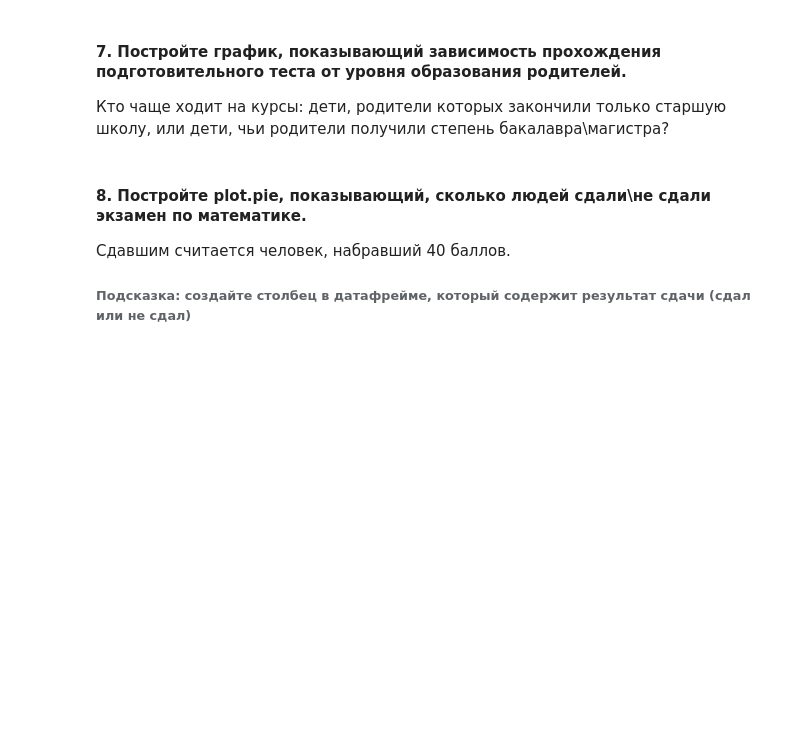
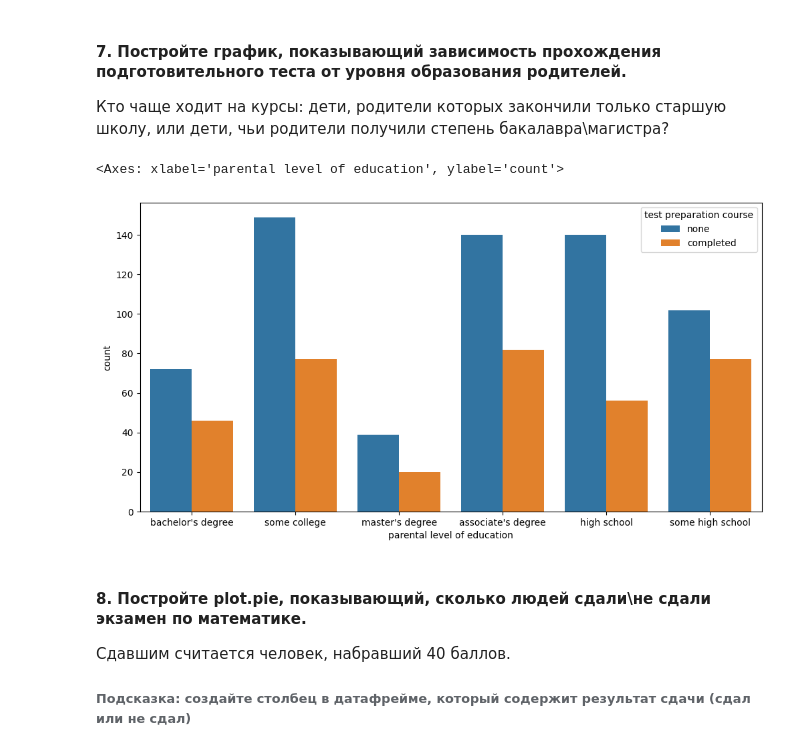
Before and after one commit to 7REVOLUTiOn/Python-and-other-, a Jupyter notebook: 5. Библиотека Pandas. Визуальный анализ данных/Практическая_работа_№5_Библиотека_Pandas.ipynb, the cells around one changed output. Drawn from its saved outputs; the diff is of its cells as text; code cells hidden in the pictures; blank space fills up the shorter version.

```diff
--- a/5. Библиотека Pandas. Визуальный анализ данных/Практическая_работа_№5_Библиотека_Pandas.ipynb
+++ b/5. Библиотека Pandas. Визуальный анализ данных/Практическая_работа_№5_Библиотека_Pandas.ipynb
@@ -593,6 +724,12 @@ df
 
 
 Кто чаще ходит на курсы: дети, родители которых закончили только старшую школу, или дети, чьи родители получили степень бакалавра\магистра?
+# %%
+plt.figure(figsize=(12, 6))
+sns.countplot(x='parental level of education', hue='test preparation course', data=df)
+# %% [output]
+<Axes: xlabel='parental level of education', ylabel='count'>
+[figure, added]
 # %% [markdown]
 #### 8. Постройте plot.pie, показывающий, сколько людей сдали\не сдали экзамен по математике.
 
```
Also changed, not shown: parts of 22 cells of this notebook.
